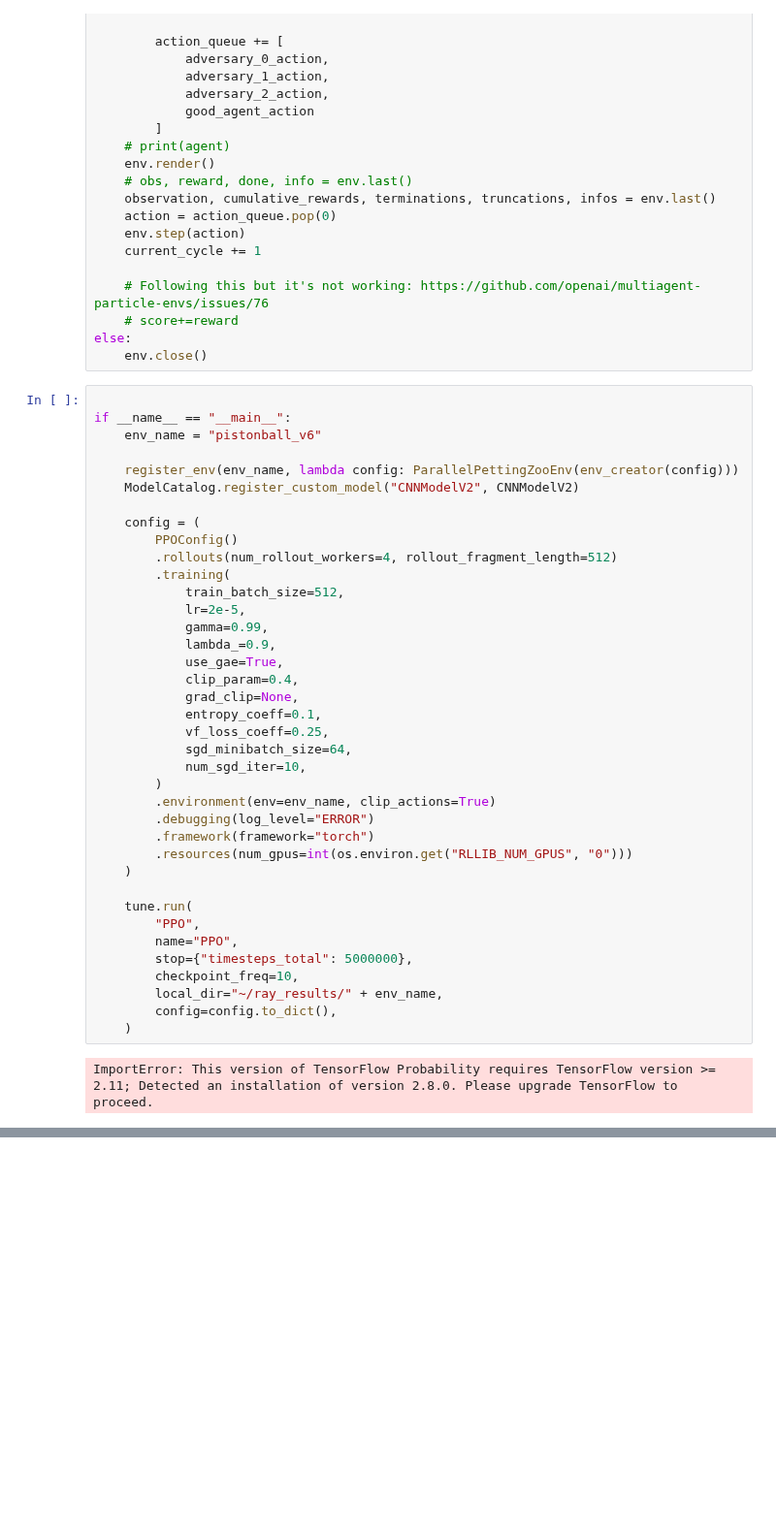
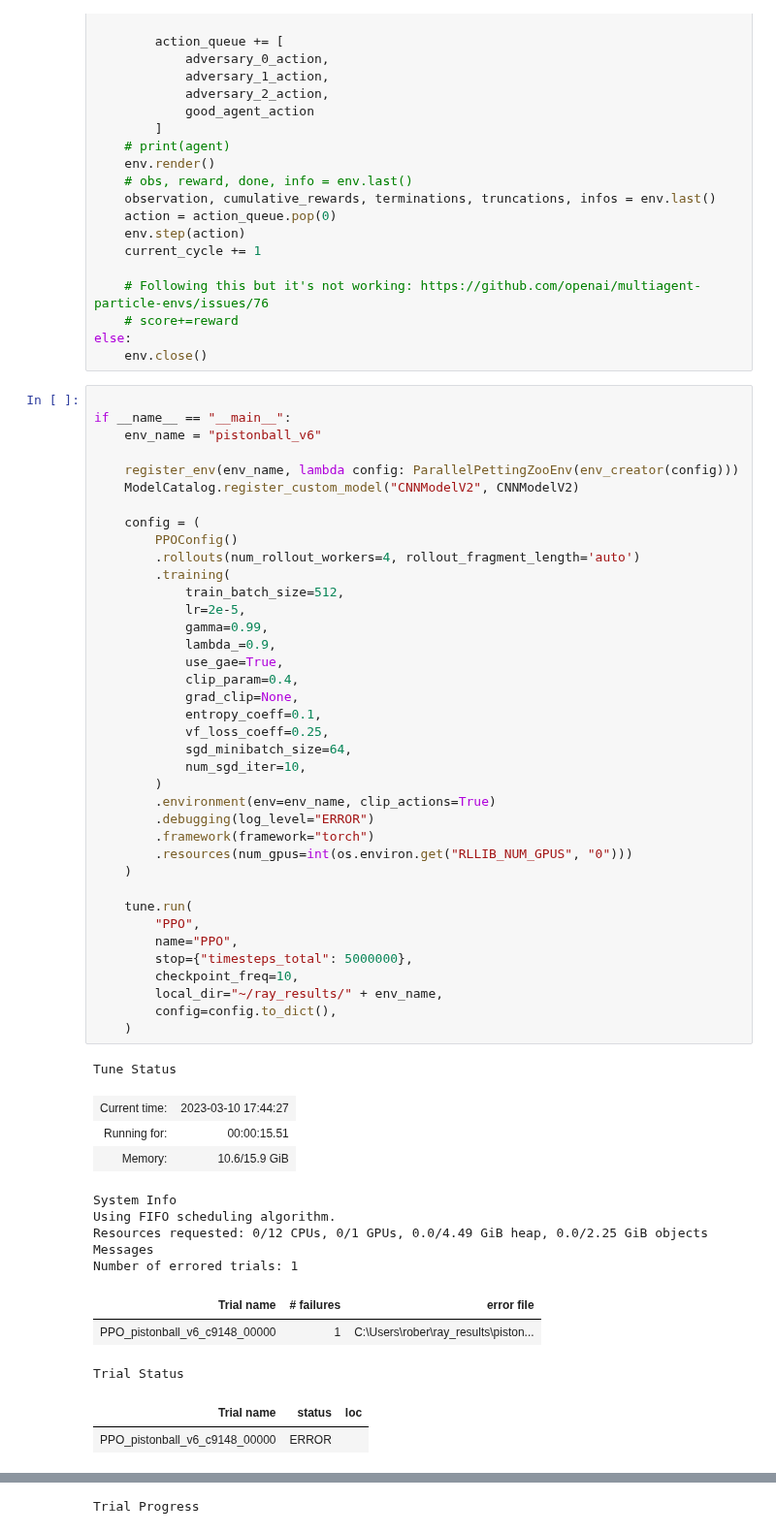
Before and after one commit to nishantpillai5/customized_mae_agents, a Jupyter notebook: notebooks/Learning.ipynb, the cells around one changed output, grey strips where cells are left out. Shown at 97% size. Saved outputs shown, nothing was run; the diff lists cells and outputs as text; blank space fills up the shorter version.

```diff
--- a/notebooks/Learning.ipynb
+++ b/notebooks/Learning.ipynb
@@ -123,33 +107,46 @@ if __name__ == "__main__":
 
     config = (
         PPOConfig()
-        .rollouts(num_rollout_workers=4, rollout_fragment_length=512)
+        .rollouts(num_rollout_workers=4, rollout_fragment_length='auto')
         .training(
             train_batch_size=512,
             lr=2e-5,
             gamma=0.99,
             lambda_=0.9,
             use_gae=True,
             clip_param=0.4,
             grad_clip=None,
             entropy_coeff=0.1,
             vf_loss_coeff=0.25,
             sgd_minibatch_size=64,
             num_sgd_iter=10,
         )
         .environment(env=env_name, clip_actions=True)
         .debugging(log_level="ERROR")
         .framework(framework="torch")
         .resources(num_gpus=int(os.environ.get("RLLIB_NUM_GPUS", "0")))
     )
 
     tune.run(
         "PPO",
         name="PPO",
         stop={"timesteps_total": 5000000},
         checkpoint_freq=10,
         local_dir="~/ray_results/" + env_name,
         config=config.to_dict(),
     )
 # %% [output]
-ImportError: This version of TensorFlow Probability requires TensorFlow version >= 2.11; Detected an installation of version 2.8.0. Please upgrade TensorFlow to proceed.
+Tune Status
+| Current time: | 2023-03-10 17:44:27 |
+| Running for: | 00:00:15.51 |
+| Memory: | 10.6/15.9 GiB |
+System Info
+Using FIFO scheduling algorithm.
+Resources requested: 0/12 CPUs, 0/1 GPUs, 0.0/4.49 GiB heap, 0.0/2.25 GiB objects
+Messages
+Number of errored trials: 1
+| Trial name | # failures | error file |
+| PPO_pistonball_v6_c9148_00000 | 1 | C:\Users\rober\ray_results\piston... |
+Trial Status
+| Trial name | status | loc |
+| PPO_pistonball_v6_c9148_00000 | ERROR |  |
@@ -155,0 +170 @@ ImportError: This version of TensorFlow Probability requires TensorFlow version
+Trial Progress
```
Also changed, not shown: parts of 4 cells of this notebook, 2 other files.
